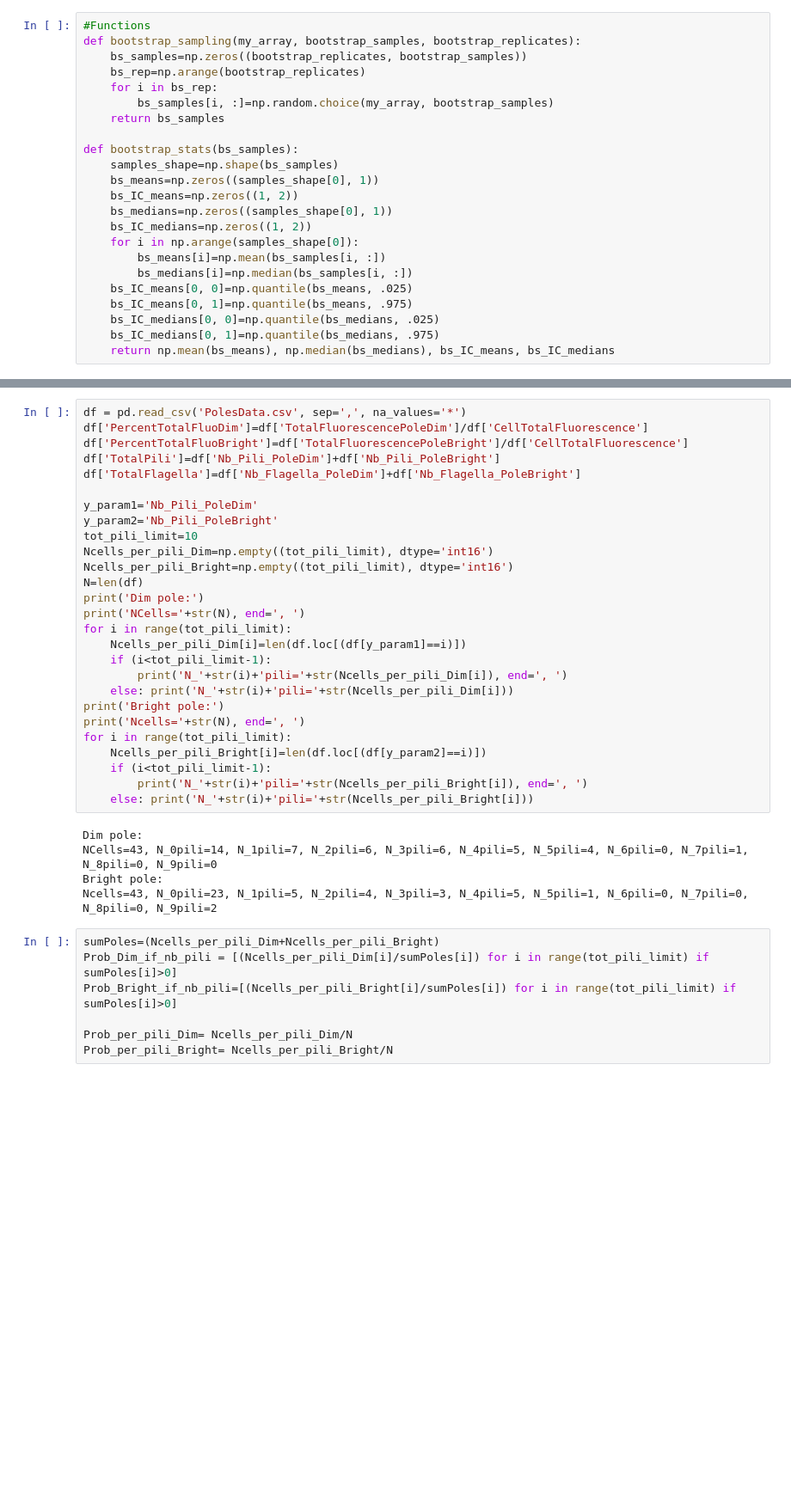
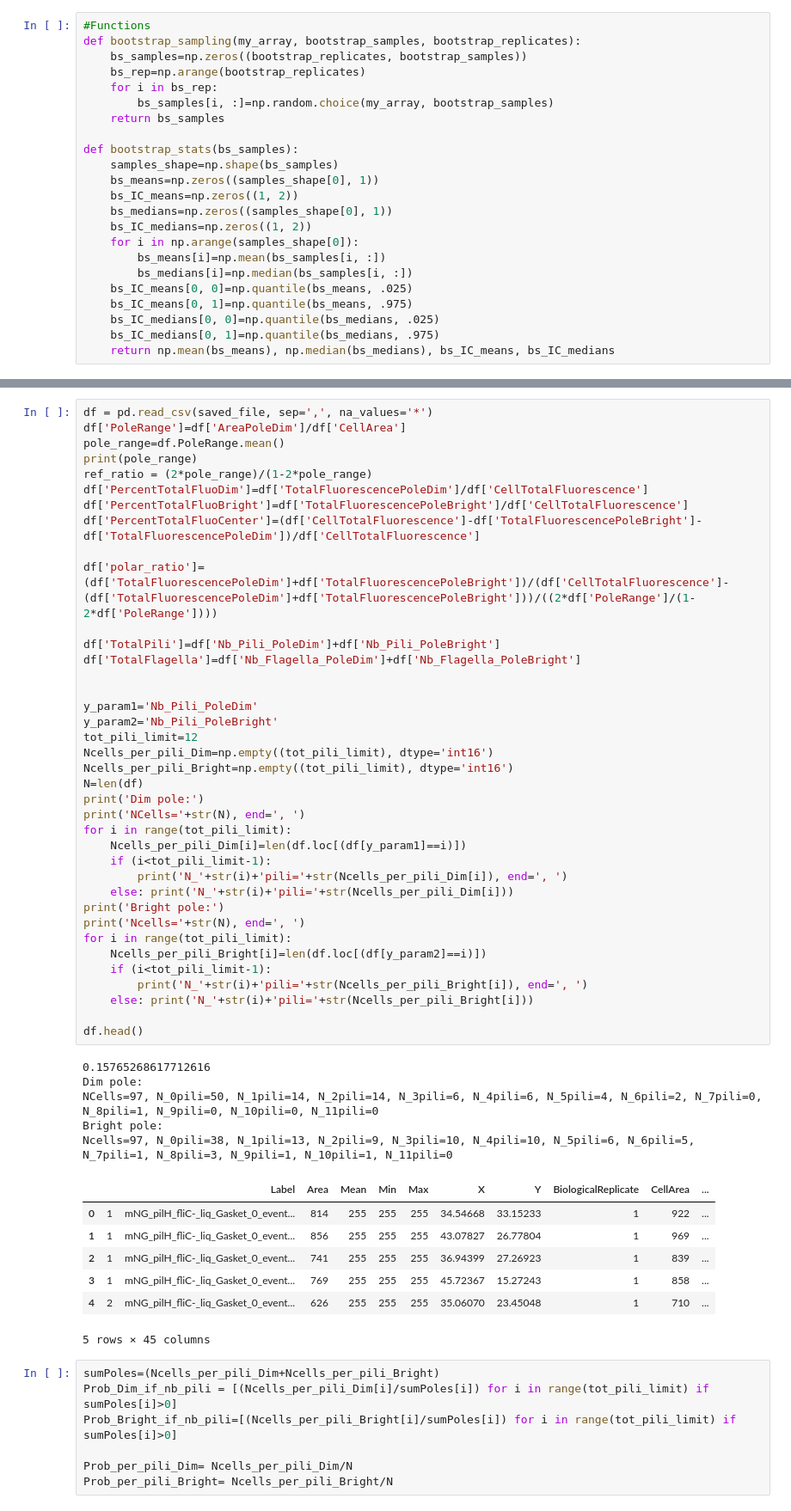
Before and after one commit to lorenzotala/PhD_codes, a Jupyter notebook: Mechanosensation/Python_code/Pole_analysis/Pole_analysis.ipynb, the cells around one changed output, grey strips where cells are left out. Shown at 86% size. Cells and saved outputs as stored; diff of their text form; blank space fills up the shorter version.

```diff
--- a/Mechanosensation/Python_code/Pole_analysis/Pole_analysis.ipynb
+++ b/Mechanosensation/Python_code/Pole_analysis/Pole_analysis.ipynb
@@ -98,35 +102,54 @@ See the caveats in the documentation: https://pandas.pydata.org/pandas-docs/stab
 # %%
-df = pd.read_csv('PolesData.csv', sep=',', na_values='*')
+df = pd.read_csv(saved_file, sep=',', na_values='*')
+df['PoleRange']=df['AreaPoleDim']/df['CellArea']
+pole_range=df.PoleRange.mean()
+print(pole_range)
+ref_ratio = (2*pole_range)/(1-2*pole_range)
 df['PercentTotalFluoDim']=df['TotalFluorescencePoleDim']/df['CellTotalFluorescence']
 df['PercentTotalFluoBright']=df['TotalFluorescencePoleBright']/df['CellTotalFluorescence']
+df['PercentTotalFluoCenter']=(df['CellTotalFluorescence']-df['TotalFluorescencePoleBright']-df['TotalFluorescencePoleDim'])/df['CellTotalFluorescence']
+
+df['polar_ratio']=(df['TotalFluorescencePoleDim']+df['TotalFluorescencePoleBright'])/(df['CellTotalFluorescence']-(df['TotalFluorescencePoleDim']+df['TotalFluorescencePoleBright']))/((2*df['PoleRange']/(1-2*df['PoleRange'])))
+
 df['TotalPili']=df['Nb_Pili_PoleDim']+df['Nb_Pili_PoleBright']
 df['TotalFlagella']=df['Nb_Flagella_PoleDim']+df['Nb_Flagella_PoleBright']
 
+
 y_param1='Nb_Pili_PoleDim'
 y_param2='Nb_Pili_PoleBright'
-tot_pili_limit=10
+tot_pili_limit=12
 Ncells_per_pili_Dim=np.empty((tot_pili_limit), dtype='int16')
 Ncells_per_pili_Bright=np.empty((tot_pili_limit), dtype='int16')
 N=len(df)
 print('Dim pole:')
 print('NCells='+str(N), end=', ')
 for i in range(tot_pili_limit):
     Ncells_per_pili_Dim[i]=len(df.loc[(df[y_param1]==i)])
     if (i<tot_pili_limit-1):
         print('N_'+str(i)+'pili='+str(Ncells_per_pili_Dim[i]), end=', ')
     else: print('N_'+str(i)+'pili='+str(Ncells_per_pili_Dim[i]))
 print('Bright pole:')
 print('Ncells='+str(N), end=', ')
 for i in range(tot_pili_limit):
     Ncells_per_pili_Bright[i]=len(df.loc[(df[y_param2]==i)])
     if (i<tot_pili_limit-1):
         print('N_'+str(i)+'pili='+str(Ncells_per_pili_Bright[i]), end=', ')
     else: print('N_'+str(i)+'pili='+str(Ncells_per_pili_Bright[i]))
+
+df.head()
 # %% [output]
+0.15765268617712616
 Dim pole:
-NCells=43, N_0pili=14, N_1pili=7, N_2pili=6, N_3pili=6, N_4pili=5, N_5pili=4, N_6pili=0, N_7pili=1, N_8pili=0, N_9pili=0
+NCells=97, N_0pili=50, N_1pili=14, N_2pili=14, N_3pili=6, N_4pili=6, N_5pili=4, N_6pili=2, N_7pili=0, N_8pili=1, N_9pili=0, N_10pili=0, N_11pili=0
 Bright pole:
-Ncells=43, N_0pili=23, N_1pili=5, N_2pili=4, N_3pili=3, N_4pili=5, N_5pili=1, N_6pili=0, N_7pili=0, N_8pili=0, N_9pili=2
+Ncells=97, N_0pili=38, N_1pili=13, N_2pili=9, N_3pili=10, N_4pili=10, N_5pili=6, N_6pili=5, N_7pili=1, N_8pili=3, N_9pili=1, N_10pili=1, N_11pili=0
+|  |  | Label | Area | Mean | Min | Max | X | Y | BiologicalReplicate | CellArea | ... |
+| 0 | 1 | mNG_pilH_fliC-_liq_Gasket_0_event... | 814 | 255 | 255 | 255 | 34.54668 | 33.15233 | 1 | 922 | ... |
+| 1 | 1 | mNG_pilH_fliC-_liq_Gasket_0_event... | 856 | 255 | 255 | 255 | 43.07827 | 26.77804 | 1 | 969 | ... |
+| 2 | 1 | mNG_pilH_fliC-_liq_Gasket_0_event... | 741 | 255 | 255 | 255 | 36.94399 | 27.26923 | 1 | 839 | ... |
+| 3 | 1 | mNG_pilH_fliC-_liq_Gasket_0_event... | 769 | 255 | 255 | 255 | 45.72367 | 15.27243 | 1 | 858 | ... |
+| 4 | 2 | mNG_pilH_fliC-_liq_Gasket_0_event... | 626 | 255 | 255 | 255 | 35.06070 | 23.45048 | 1 | 710 | ... |
+5 rows × 45 columns
 # %%
 sumPoles=(Ncells_per_pili_Dim+Ncells_per_pili_Bright)
 Prob_Dim_if_nb_pili = [(Ncells_per_pili_Dim[i]/sumPoles[i]) for i in range(tot_pili_limit) if sumPoles[i]>0]
```
Also changed, not shown: parts of 10 cells of this notebook, 28 other files.
